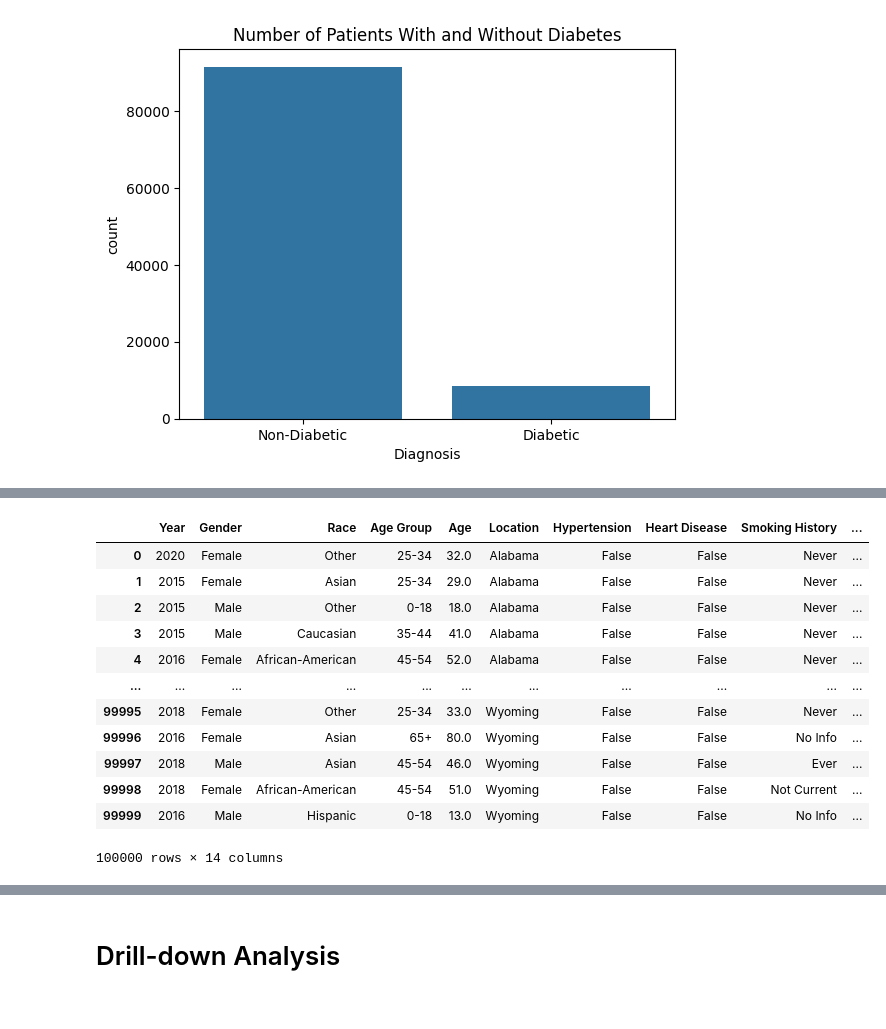
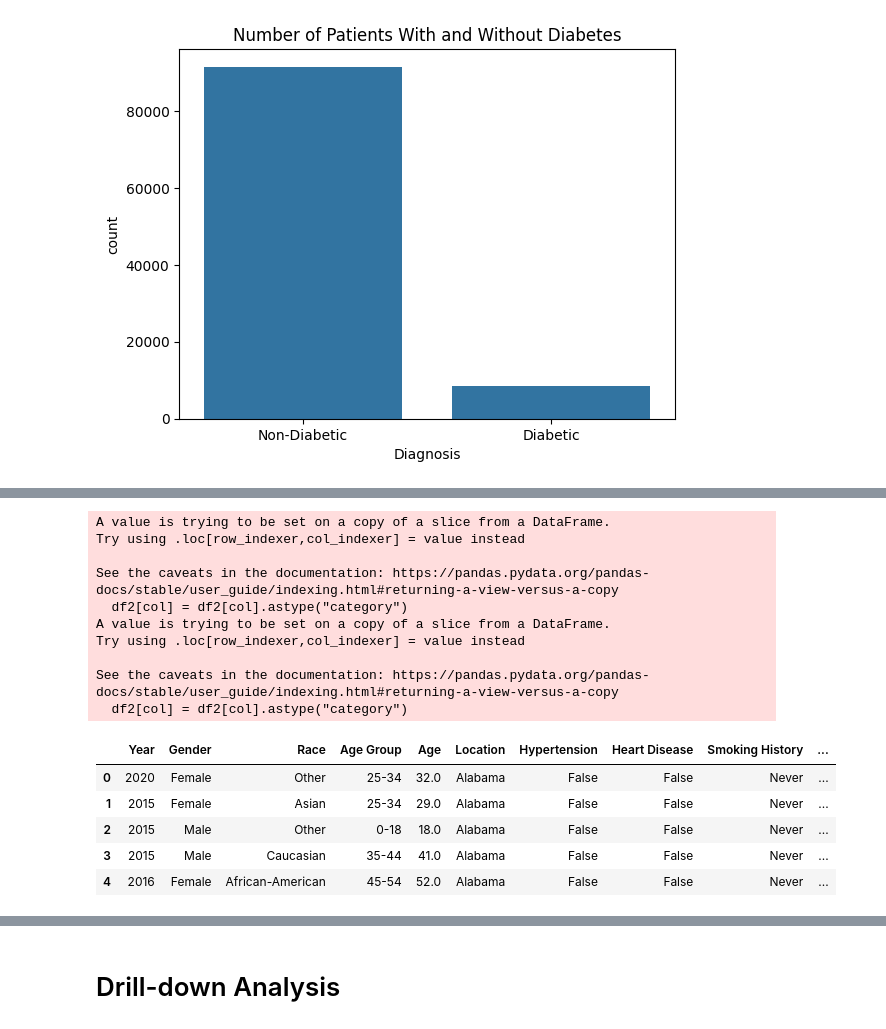
Before and after one commit to ayla011/diabetes_prediction_model, a Jupyter notebook: Who's_at_Risk_of_Diabetes?_(with_Prediction_Model).ipynb, the cells around one changed output, grey strips where cells are left out. Cells and saved outputs as stored; diff of their text form; code cells hidden in the pictures.

```diff
--- a/Who's_at_Risk_of_Diabetes?_(with_Prediction_Model).ipynb
+++ b/Who's_at_Risk_of_Diabetes?_(with_Prediction_Model).ipynb
@@ -228,14 +156,15 @@ df2["race"] = df2["race"].str.replace("race:", "")
 df2["race"] = df2["race"].str.replace("AfricanAmerican", "African-American")
 # %%
 bins = [0, 18, 25, 35, 45, 55, 65, np.inf]
-names = ["0-18", "18-24", "25-34", "35-44", "45-54", "55-64", "65+"]
-df2.insert(3, "age_cat", pd.cut(df2["age"], bins, labels = names))
+age_order = ["0-18", "18-24", "25-34", "35-44", "45-54", "55-64", "65+"]
+df2.insert(3, "age_cat", pd.cut(df2["age"], bins, labels = age_order))
 # %%
-bins = [0, 18.5, 25, 30, np.inf]
-names = ["Underweight", "Normal", "Overweight", "Obese"]
-df2.insert(9, "bmi_cat", pd.cut(df2["bmi"], bins, labels = names))
+bins = [0, 18.5, 25, 30, 35, 40, np.inf]
+bmi_order = ["Underweight", "Normal", "Overweight", "Moderately Obese", "Severely Obese", "Morbidly Obese"]
+df2.insert(9, "bmi_cat", pd.cut(df2["bmi"], bins, labels = bmi_order))
 # %%
 df2["smoking_history"] = df2["smoking_history"].str.title()
+df2 = df2[df2["smoking_history"] != "No Info"]
 # %%
 columns = ['gender', 'race', 'age_cat', 'location', 'hypertension','heart_disease', 'smoking_history', 'bmi_cat', 'diabetes']
 
@@ -244,34 +173,38 @@ for col in columns:
         df2[col] = df2[col].astype("category")
     else:
         df2[col] = df2[col].astype("bool")
+# %% [output]
+A value is trying to be set on a copy of a slice from a DataFrame.
+Try using .loc[row_indexer,col_indexer] = value instead
+
+See the caveats in the documentation: https://pandas.pydata.org/pandas-docs/stable/user_guide/indexing.html#returning-a-view-versus-a-copy
+  df2[col] = df2[col].astype("category")
+A value is trying to be set on a copy of a slice from a DataFrame.
+Try using .loc[row_indexer,col_indexer] = value instead
+
+See the caveats in the documentation: https://pandas.pydata.org/pandas-docs/stable/user_guide/indexing.html#returning-a-view-versus-a-copy
+  df2[col] = df2[col].astype("category")
 # %%
 columns = list(df2.columns)
 new_name = [col.title() for col in columns]
 
 for c, n in zip(columns, new_name):
     df2 = df2.rename(columns = {c:n})
 
 df2 = df2.rename(columns = {"Age_Cat":"Age Group",
                             "Heart_Disease":"Heart Disease",
                             "Smoking_History":"Smoking History",
                             "Bmi_Cat":"BMI Category",
                             "Bmi":"BMI",
                             "Hba1C_Level":"HbA1C Level",
                             "Blood_Glucose_Level":"Blood Glucose Level"
                            }
                 )
-df2
+df2.head()
 # %% [output]
 |  | Year | Gender | Race | Age Group | Age | Location | Hypertension | Heart Disease | Smoking History | ... |
 | 0 | 2020 | Female | Other | 25-34 | 32.0 | Alabama | False | False | Never | ... |
 | 1 | 2015 | Female | Asian | 25-34 | 29.0 | Alabama | False | False | Never | ... |
 | 2 | 2015 | Male | Other | 0-18 | 18.0 | Alabama | False | False | Never | ... |
 | 3 | 2015 | Male | Caucasian | 35-44 | 41.0 | Alabama | False | False | Never | ... |
 | 4 | 2016 | Female | African-American | 45-54 | 52.0 | Alabama | False | False | Never | ... |
-| ... | ... | ... | ... | ... | ... | ... | ... | ... | ... | ... |
-| 99995 | 2018 | Female | Other | 25-34 | 33.0 | Wyoming | False | False | Never | ... |
-| 99996 | 2016 | Female | Asian | 65+ | 80.0 | Wyoming | False | False | No Info | ... |
-| 99997 | 2018 | Male | Asian | 45-54 | 46.0 | Wyoming | False | False | Ever | ... |
-| 99998 | 2018 | Female | African-American | 45-54 | 51.0 | Wyoming | False | False | Not Current | ... |
-| 99999 | 2016 | Male | Hispanic | 0-18 | 13.0 | Wyoming | False | False | No Info | ... |
-100000 rows × 14 columns
```
Also changed, not shown: parts of 44 cells of this notebook.
